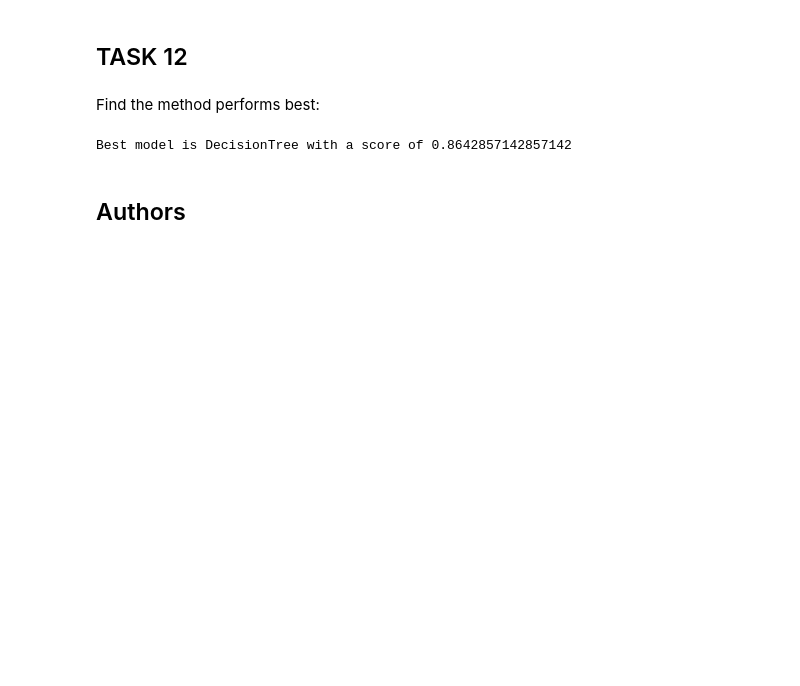
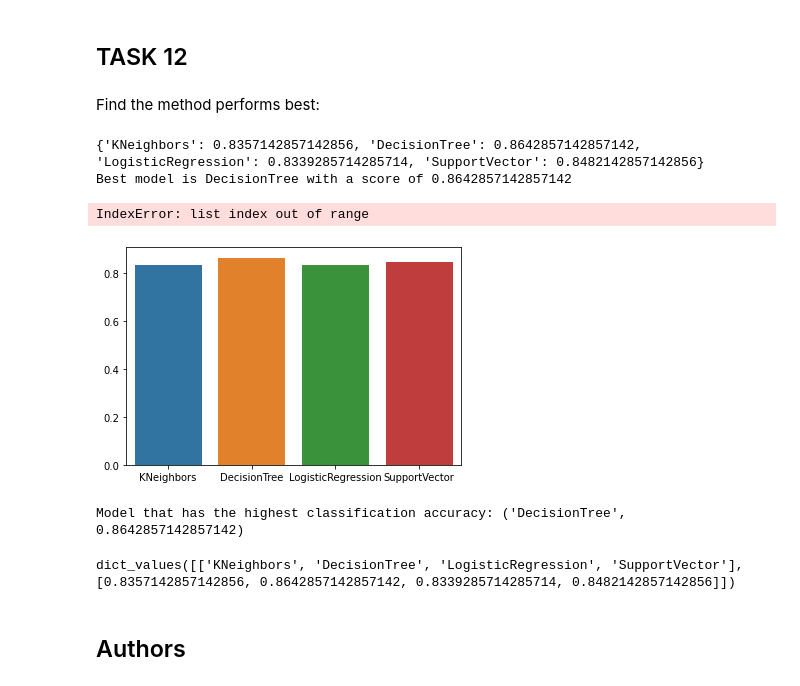
Before and after one commit to marcelorguerra/P10_IBM, a Jupyter notebook: SpaceX_Machine Learning Prediction_Part_5.ipynb, the cells around one changed output. Drawn from its saved outputs; the diff is of its cells as text; code cells hidden in the pictures; blank space fills up the shorter version.

```diff
--- a/SpaceX_Machine Learning Prediction_Part_5.ipynb
+++ b/SpaceX_Machine Learning Prediction_Part_5.ipynb
@@ -357,9 +357,55 @@ models = {'KNeighbors':knn_cv.best_score_,
               'SupportVector': svm_cv.best_score_}
 
 bestalgorithm = max(models, key=models.get)
+print(models)
 print('Best model is', bestalgorithm,'with a score of', models[bestalgorithm])
 # %% [output]
+{'KNeighbors': 0.8357142857142856, 'DecisionTree': 0.8642857142857142, 'LogisticRegression': 0.8339285714285714, 'SupportVector': 0.8482142857142856}
 Best model is DecisionTree with a score of 0.8642857142857142
+# %%
+results = [['KNeighbors',knn_cv.best_score_],
+              ['DecisionTree',tree_cv.best_score_],
+              ['LogisticRegression',logreg_cv.best_score_],
+              ['SupportVector', svm_cv.best_score_]]
+
+
+lista = []
+dado = []
+score = 0
+for i in scores:
+    if len(dado)==0:
+        score = i[1]
+        dado.append(score)
+
+    else:
+        if i[1]>dado[1]:
+            dado.append(i[1])
+            dado.append(i[0])
+# %% [output]
+IndexError: list index out of range
+# %%
+scores = {'models':['KNeighbors', 'DecisionTree', 'LogisticRegression', 'SupportVector'],
+          'results':[knn_cv.best_score_, tree_cv.best_score_, logreg_cv.best_score_,svm_cv.best_score_]}
+
+
+sns.barplot(data = scores, x = 'models', y = 'results')
+plt.show()
+# %% [output]
+[figure, added]
+# %%
+import operator
+results = {'KNeighbors':knn_cv.best_score_,
+              'DecisionTree':tree_cv.best_score_,
+              'LogisticRegression':logreg_cv.best_score_,
+              'SupportVector': svm_cv.best_score_}
+maximum = max(results.items(), key = operator.itemgetter(1))
+print(f'Model that has the highest classification accuracy: {maximum}')
+# %% [output]
+Model that has the highest classification accuracy: ('DecisionTree', 0.8642857142857142)
+# %%
+print(scores.values())
+# %% [output]
+dict_values([['KNeighbors', 'DecisionTree', 'LogisticRegression', 'SupportVector'], [0.8357142857142856, 0.8642857142857142, 0.8339285714285714, 0.8482142857142856]])
 # %% [markdown]
 ## Authors
 # %% [markdown]
```
